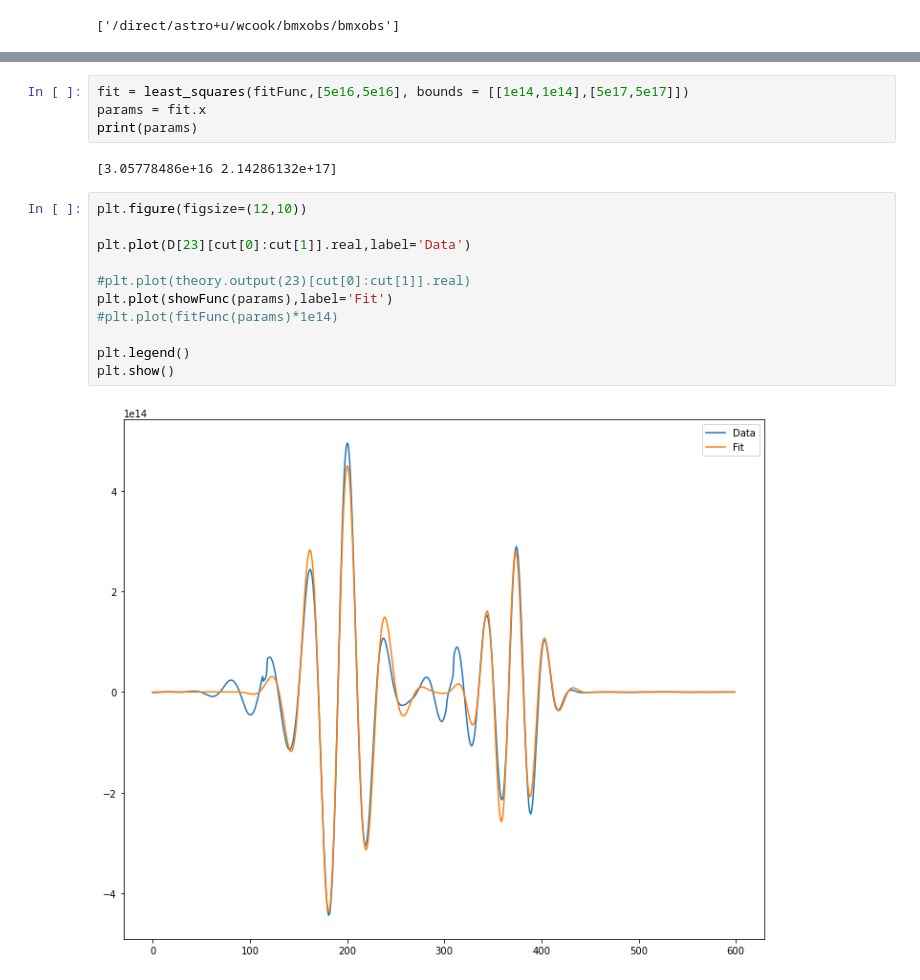
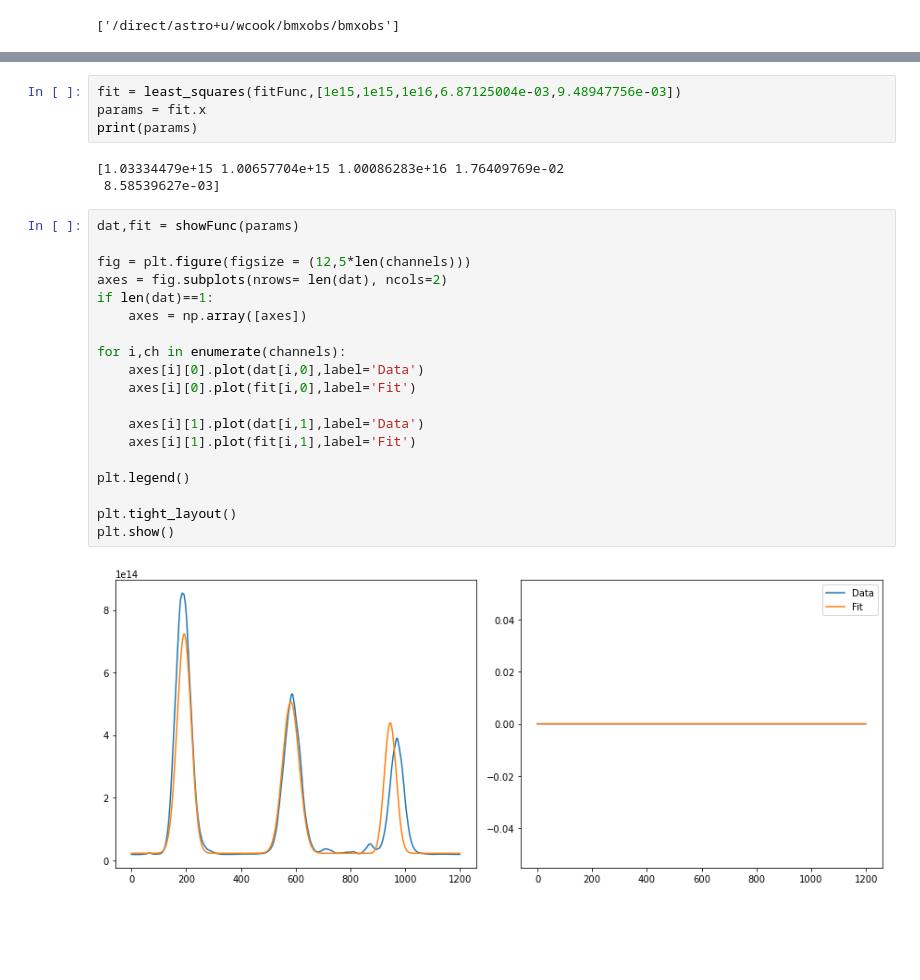
Before and after one commit to bmxdemo/bmxobs, a Jupyter notebook: towards1.ipynb, the cells around one changed output, grey strips where cells are left out. Cells and saved outputs as stored; diff of their text form; blank space fills up the shorter version.

```diff
--- a/towards1.ipynb
+++ b/towards1.ipynb
@@ -89,19 +179,28 @@ def showFunc(params):
 # %%
-fit = least_squares(fitFunc,[5e16,5e16], bounds = [[1e14,1e14],[5e17,5e17]])
+fit = least_squares(fitFunc,[1e15,1e15,1e16,6.87125004e-03,9.48947756e-03])
 params = fit.x
 print(params)
 # %% [output]
-[3.05778486e+16 2.14286132e+17]
+[1.03334479e+15 1.00657704e+15 1.00086283e+16 1.76409769e-02
+ 8.58539627e-03]
-# %%
-plt.figure(figsize=(12,10))
-
-plt.plot(D[23][cut[0]:cut[1]].real,label='Data')
-
-#plt.plot(theory.output(23)[cut[0]:cut[1]].real)
-plt.plot(showFunc(params),label='Fit')
-#plt.plot(fitFunc(params)*1e14)
-
-plt.legend()
-plt.show()
-# %% [output]
-[figure, removed]
+# %%
+dat,fit = showFunc(params)
+
+fig = plt.figure(figsize = (12,5*len(channels)))
+axes = fig.subplots(nrows= len(dat), ncols=2)
+if len(dat)==1:
+    axes = np.array([axes])
+
+for i,ch in enumerate(channels):
+    axes[i][0].plot(dat[i,0],label='Data')
+    axes[i][0].plot(fit[i,0],label='Fit')
+
+    axes[i][1].plot(dat[i,1],label='Data')
+    axes[i][1].plot(fit[i,1],label='Fit')
+
+plt.legend()
+
+plt.tight_layout()
+plt.show()
+# %% [output]
+[figure, added]
```
Also changed, not shown: parts of 7 cells of this notebook, 1 other file.
